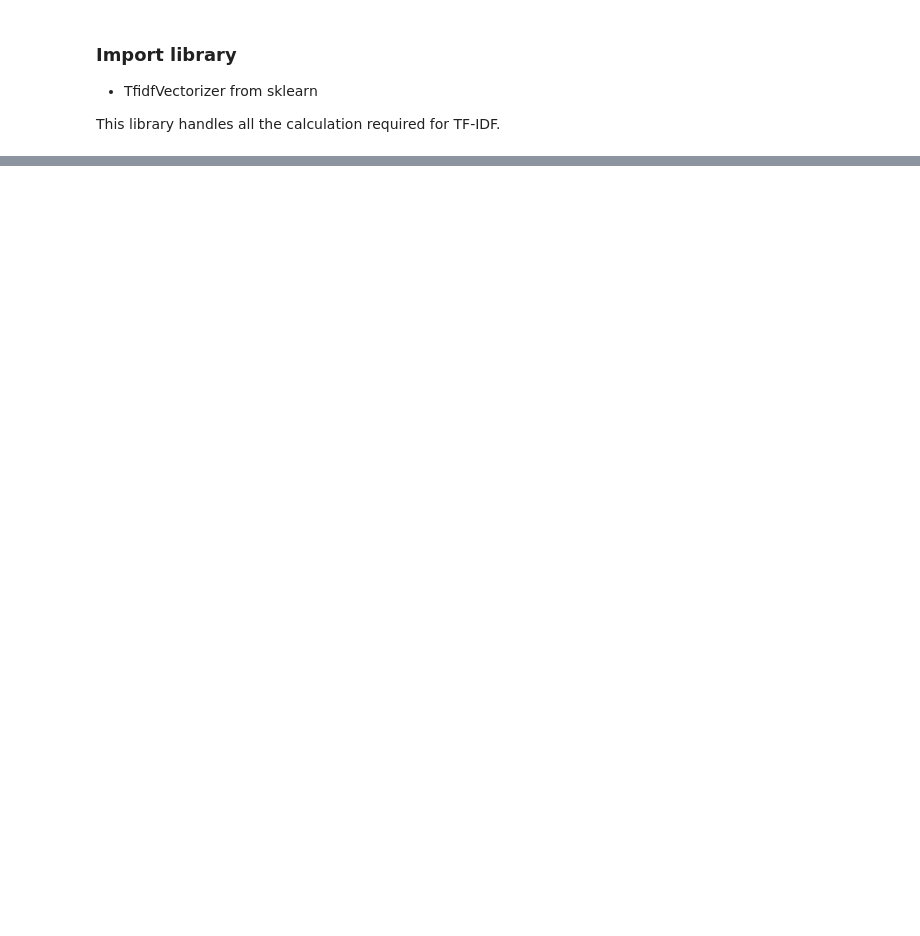
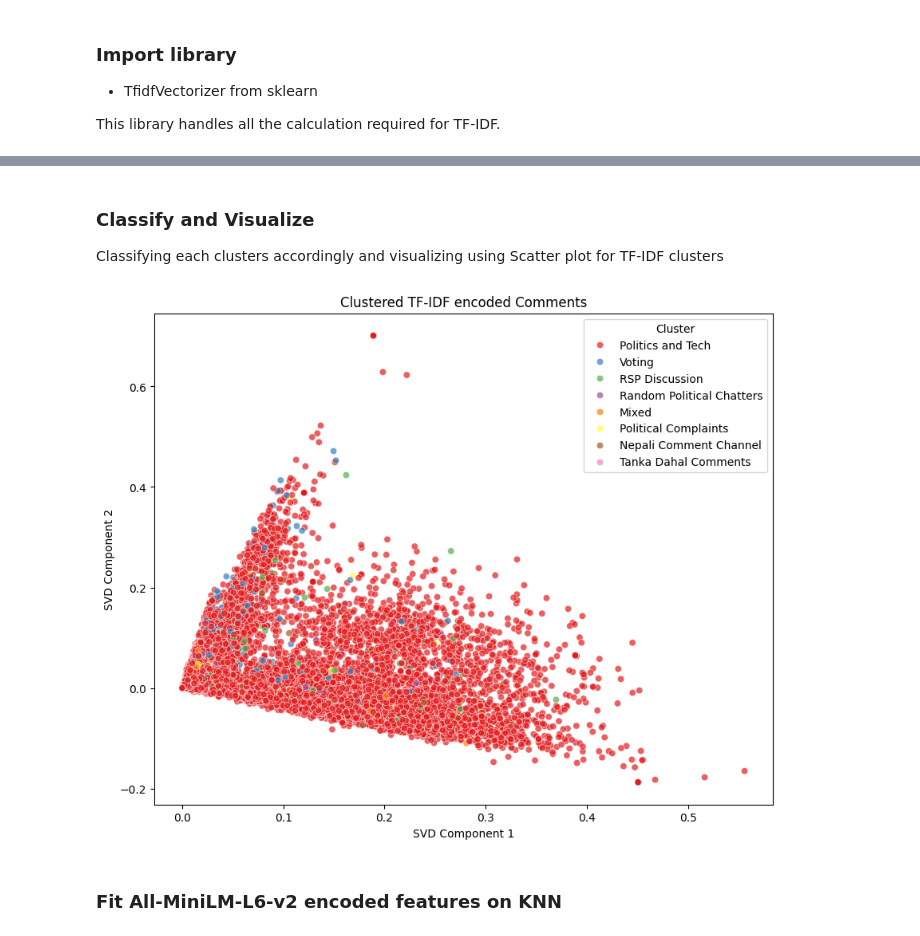
Before and after one commit to tikadatta2005/nepal-comment-sentiment-analysis, a Jupyter notebook: main.ipynb, the cells around one changed output, grey strips where cells are left out. Cells and saved outputs as stored; diff of their text form; code cells hidden in the pictures; blank space fills up the shorter version.

```diff
--- a/main.ipynb
+++ b/main.ipynb
@@ -95,0 +142,5 @@ vectorizer.fit(train_emo["text"])
+# %%
+k = 8
+# use k means
+k_means_tfidf = KMeans(n_clusters=k)
+comments["tf_idf_cluster"] = k_means_tfidf.fit_predict(comment_features_tfidf)
@@ -95,0 +189,43 @@ vectorizer.fit(train_emo["text"])
+# %% [markdown]
+### Classify and Visualize
+Classifying each clusters accordingly and visualizing using Scatter plot for TF-IDF clusters
+# %%
+tfidf_map = [
+    "Mixed",
+    "Politics and Tech",
+    "Voting",
+    "Nepali Comment Channel",
+    "Political Complaints",
+    "Tanka Dahal Comments",
+    "Random Political Chatters",
+    "RSP Discussion"
+]
+
+comments["tf_idf_cluster"] = comments["tf_idf_cluster"].apply(lambda val: tfidf_map[val])
+# %%
+# dimension reduction from 384 to 2 is needed
+svd_two_dim = TruncatedSVD(
+    n_components=2, # 2-dimensional
+)
+# reduced
+reduced_features_tfidf = svd_two_dim.fit_transform(comment_features_tfidf)
+
+reduced_tfidf = pd.DataFrame({
+    "svd_1":reduced_features_tfidf[:, 0],
+    "svd_2":reduced_features_tfidf[:, 1],
+    "clusters":comments["tf_idf_cluster"].to_list()
+})
+# %%
+plt.figure(figsize=(10,8)) # Figure canvas size
+plt.title("Clustered TF-IDF encoded Comments")# Show title
+sns.scatterplot(data=reduced_tfidf, x="svd_1", y="svd_2", palette="Set1", hue="clusters", alpha=0.7)# Show actual scatter plot
+plt.xlabel("SVD Component 1")# Show X Label
+plt.ylabel("SVD Component 2")# Show Y Label
+plt.legend(title="Cluster") # Show actual value for each color
+plt.savefig("./experiments/Cluster_TF_IDF_ENCODED_COMMENTS.png") # Save File
+plt.show() # Show the plot
+plt.close() # Close / Clean Memory
+# %% [output]
+[figure, added]
+# %% [markdown]
+### Fit All-MiniLM-L6-v2 encoded features on KNN
```
Also changed, not shown: parts of 26 cells of this notebook, 2 other files.
